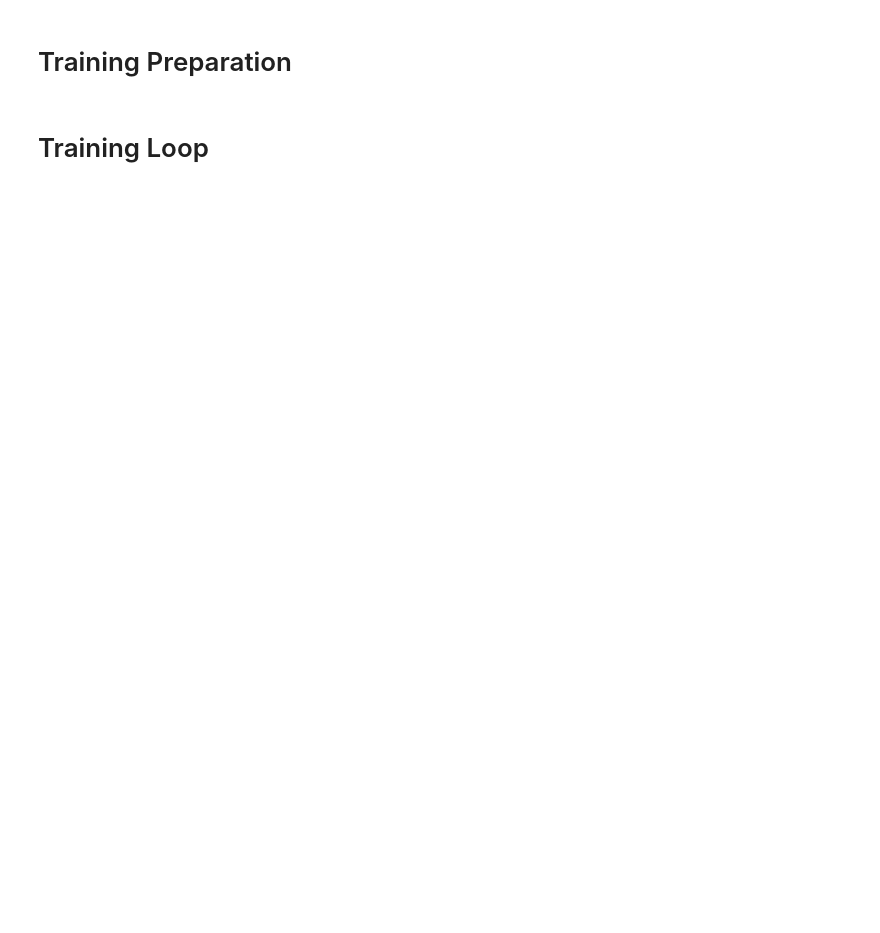
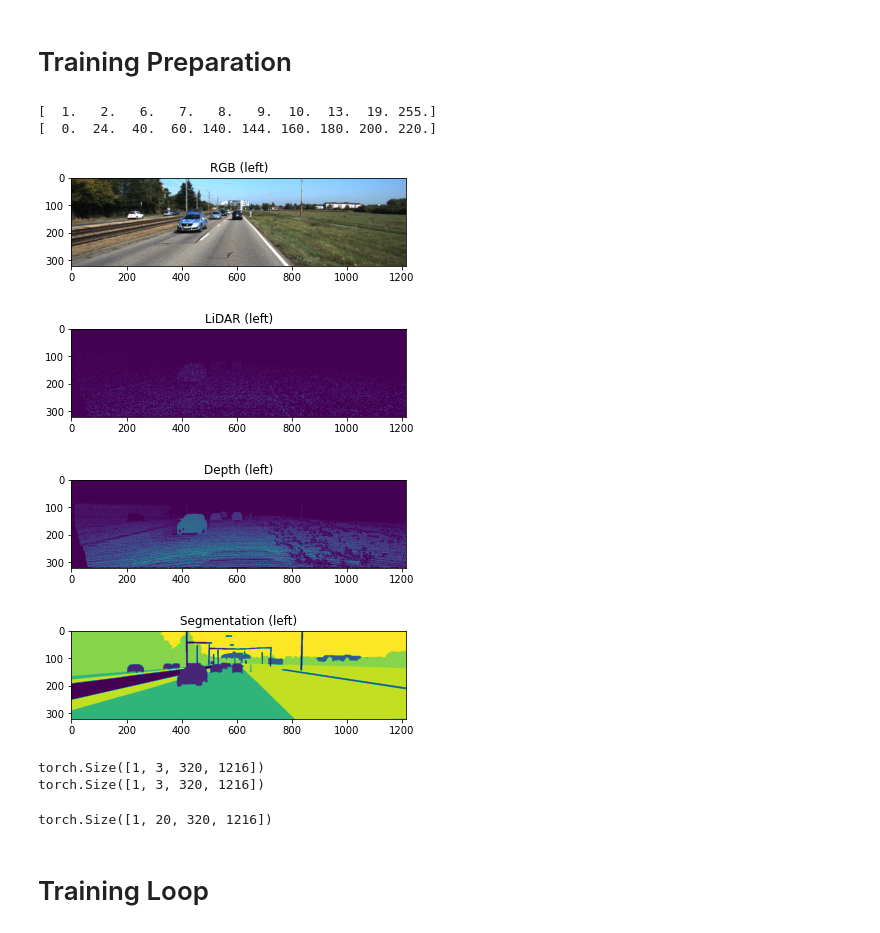
Before and after one commit to vstrozzi/Lidar_Segmentation_CV_2023, a Jupyter notebook: main.ipynb, the cells around one changed output. Cells and saved outputs as stored; diff of their text form; code cells hidden in the pictures; blank space fills up the shorter version.

```diff
--- a/main.ipynb
+++ b/main.ipynb
@@ -84,0 +28,18 @@ label_transf2 = transforms.Compose([
+# %%
+def RGBtoOneHot(img, colorDict):
+    """ Expect the input as tensor image (CxWxH) """
+    img = (np.transpose(img, (1, 2, 0))*255).int().numpy()
+
+    W = np.power(256, [[0],[1],[2]])
+
+    img_id = img.dot(W).squeeze(-1)
+    values = np.unique(img_id)
+
+    mask = np.zeros(img_id.shape)
+
+    for i, c in enumerate(values):
+        try:
+            mask[img_id==c] = colorDict[tuple(img[img_id==c][0])]
+        except:
+            pass
+    return mask
@@ -94,0 +129,17 @@ val_dataset = AllInOneDataset(data_paths_val, label_paths_val, patch_size=PATCH_
+# %%
+from utils.dataloader.dataset import DatasetKITTI2015
+
+dataset = DatasetKITTI2015(root_dir='./dataset/',
+                               mode='training',
+                               output_size=(352, 1224),
+                               random_sampling=0.15) # Of Lidar Points
+# %%
+sample_nr = 40
+show(dataset[sample_nr][0], dataset[sample_nr][1])
+# %% [output]
+[  1.   2.   6.   7.   8.   9.  10.  13.  19. 255.]
+[  0.  24.  40.  60. 140. 144. 160. 180. 200. 220.]
+[figure, added]
+[figure, added]
+[figure, added]
+[figure, added]
@@ -109,6 +164,17 @@ unet = UNet(loss=loss_fct, eval_metric=metric, channels=3, f=48, img_shape=IMG_S
 model = unet
 #model = ConvNet(unet, loss=loss_fct, eval_metric=metric, input_channels=3, output_layers=25, optimizer=torch.optim.Adam, lr=1e-4)
 #model = ConvNet(unet, loss=loss_fct, eval_metric=metric, input_channels=3, output_layers=25, optimizer=torch.optim.Adam, lr=1e-4)
+# %%
+# Test model on one sample
+data = dataset[2][0]["left_rgb"].unsqueeze(0)
+label = dataset[2][1].unsqueeze(0)
+print(data.shape)
+print(label.shape)
+model(data).shape
+# %% [output]
+torch.Size([1, 3, 320, 1216])
+torch.Size([1, 3, 320, 1216])
+torch.Size([1, 20, 320, 1216])
 # %% [markdown]
 # Training Loop
 # %%
```
Also changed, not shown: parts of 18 cells of this notebook, 4 other files.
